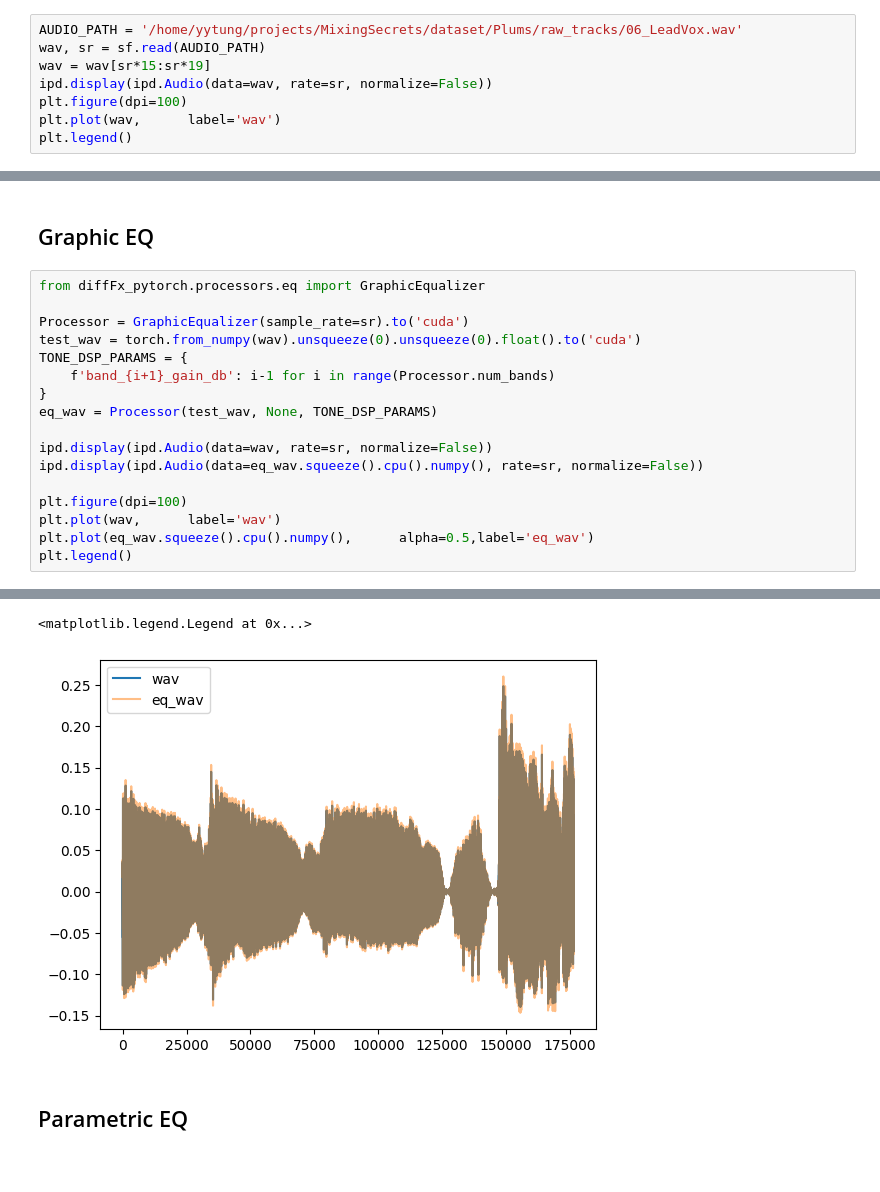
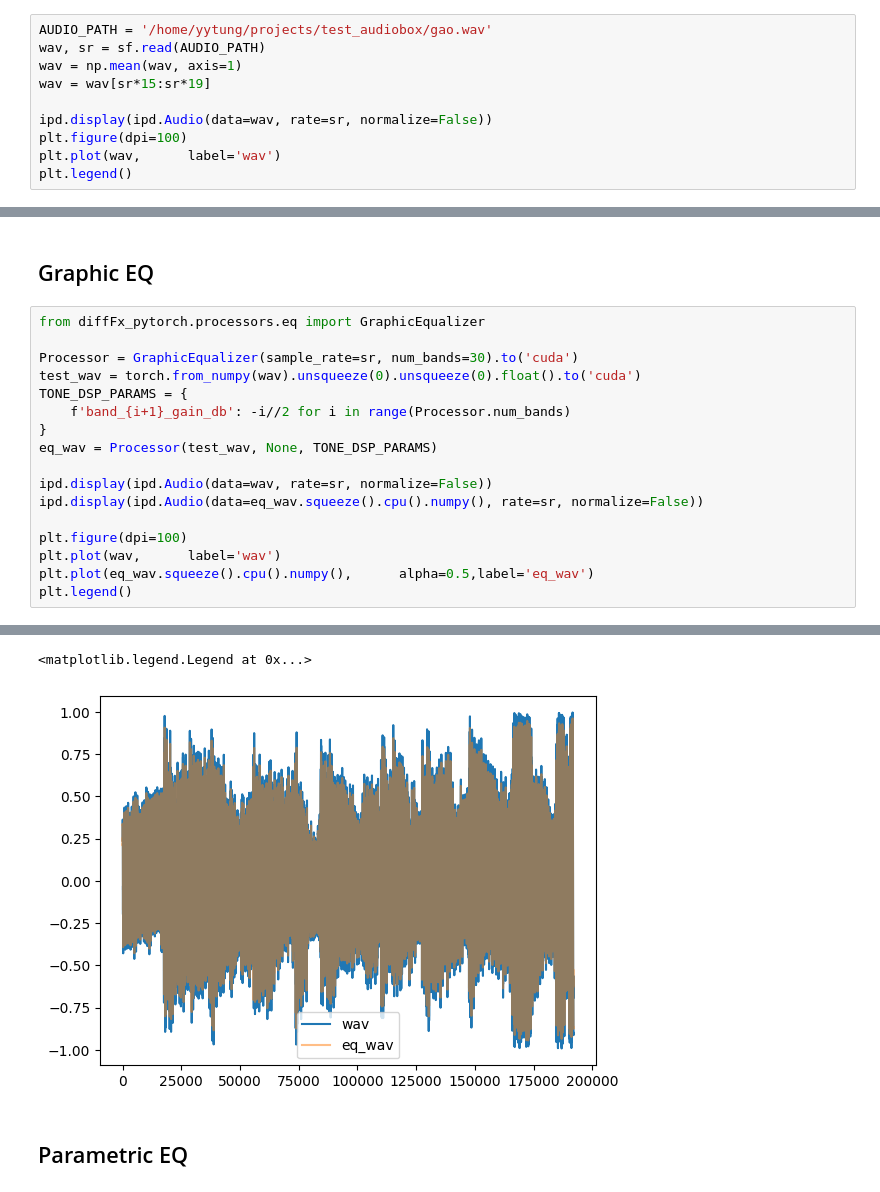
Before and after one commit to ytsrt66589/diffFx-pytorch, a Jupyter notebook: examples/processors/notebook/test_eq.ipynb, the cells around one changed output, grey strips where cells are left out. Cells and saved outputs as stored; diff of their text form.

```diff
--- a/examples/processors/notebook/test_eq.ipynb
+++ b/examples/processors/notebook/test_eq.ipynb
@@ -6,9 +6,11 @@ import matplotlib.pyplot as plt
 import IPython.display as ipd
 import soundfile as sf
 # %%
-AUDIO_PATH = '/home/yytung/projects/MixingSecrets/dataset/Plums/raw_tracks/06_LeadVox.wav'
+AUDIO_PATH = '/home/yytung/projects/test_audiobox/gao.wav'
 wav, sr = sf.read(AUDIO_PATH)
+wav = np.mean(wav, axis=1)
 wav = wav[sr*15:sr*19]
+
 ipd.display(ipd.Audio(data=wav, rate=sr, normalize=False))
 plt.figure(dpi=100)
 plt.plot(wav,      label='wav')
@@ -48,25 +50,25 @@ plt.legend()
 # %%
 from diffFx_pytorch.processors.eq import GraphicEqualizer
 
-Processor = GraphicEqualizer(sample_rate=sr).to('cuda')
+Processor = GraphicEqualizer(sample_rate=sr, num_bands=30).to('cuda')
 test_wav = torch.from_numpy(wav).unsqueeze(0).unsqueeze(0).float().to('cuda')
 TONE_DSP_PARAMS = {
-    f'band_{i+1}_gain_db': i-1 for i in range(Processor.num_bands)
+    f'band_{i+1}_gain_db': -i//2 for i in range(Processor.num_bands)
 }
 eq_wav = Processor(test_wav, None, TONE_DSP_PARAMS)
 
 ipd.display(ipd.Audio(data=wav, rate=sr, normalize=False))
 ipd.display(ipd.Audio(data=eq_wav.squeeze().cpu().numpy(), rate=sr, normalize=False))
 
 plt.figure(dpi=100)
 plt.plot(wav,      label='wav')
 plt.plot(eq_wav.squeeze().cpu().numpy(),      alpha=0.5,label='eq_wav')
 plt.legend()
 # %% [output]
 [interactive output not drawn]
 [interactive output not drawn]
 <matplotlib.legend.Legend at 0x...>
-[figure, old version]
+[figure, new version]
 # %% [markdown]
 ## Parametric EQ
 # %%
```
Also changed, not shown: parts of 3 cells of this notebook, 40 other files.
